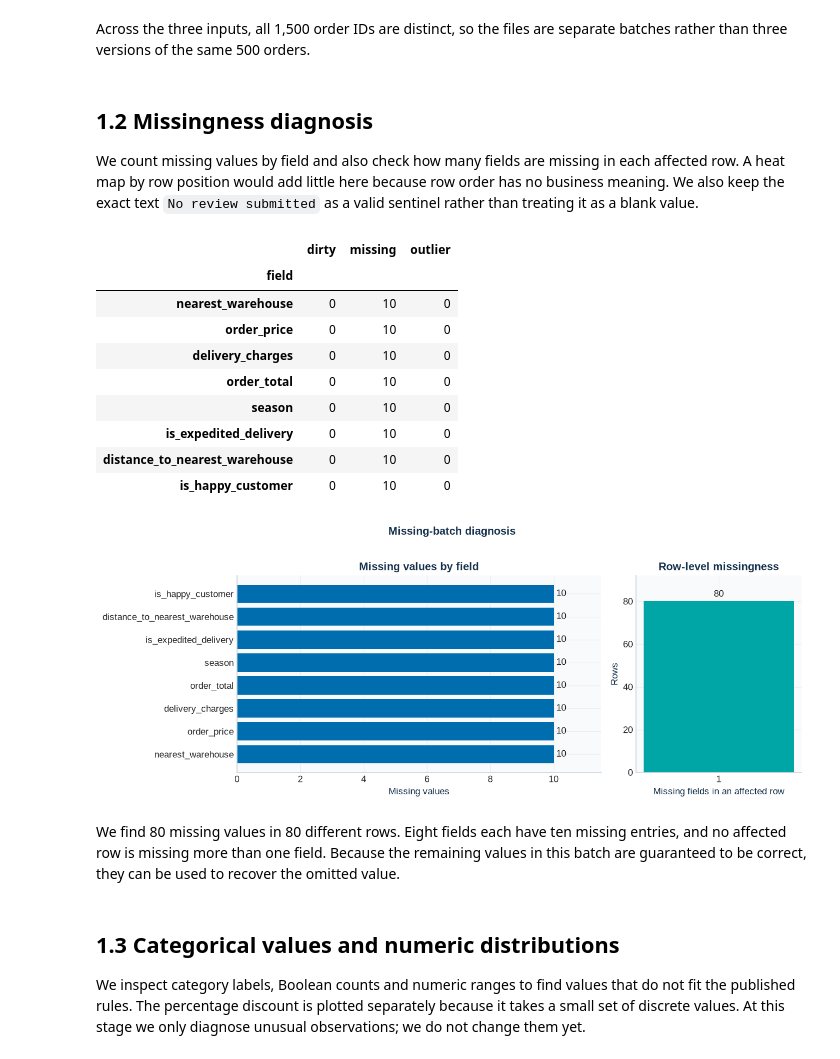
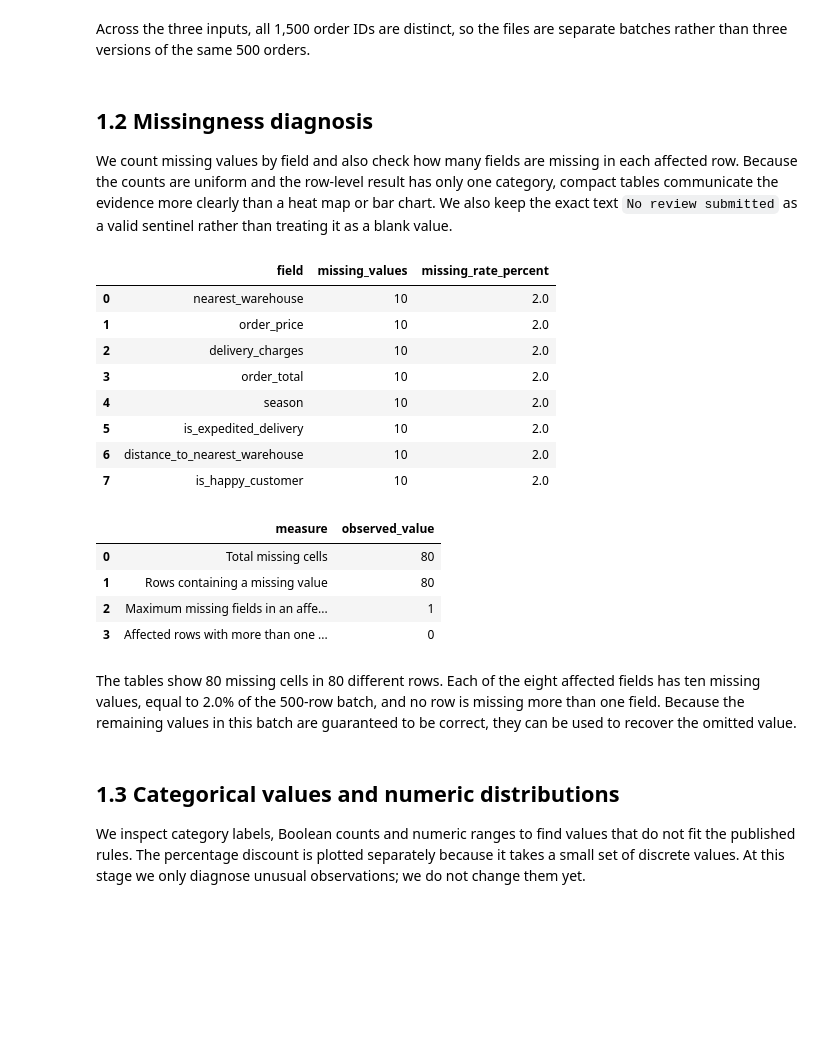
Before and after one commit to ZGHL/FIT5196-A2, a Jupyter notebook: notebooks/Group030_solution.ipynb, the cells around one changed output. Cells and saved outputs as stored; diff of their text form; code cells hidden in the pictures; blank space fills up the shorter version.

```diff
--- a/notebooks/Group030_solution.ipynb
+++ b/notebooks/Group030_solution.ipynb
@@ -346,46 +346,62 @@ Across the three inputs, all 1,500 order IDs are distinct, so the files are sepa
 # %% [markdown]
 ## 1.2 Missingness diagnosis
 
-We count missing values by field and also check how many fields are missing in each affected row. A heat map by row position would add little here because row order has no business meaning. We also keep the exact text `No review submitted` as a valid sentinel rather than treating it as a blank value.
+We count missing values by field and also check how many fields are missing in each affected row. Because the counts are uniform and the row-level result has only one category, compact tables communicate the evidence more clearly than a heat map or bar chart. We also keep the exact text `No review submitted` as a valid sentinel rather than treating it as a blank value.
 # %%
-# Purpose: measure and visualise missingness without assigning meaning to row order.
+# Purpose: summarise field-level and row-level missingness without implying row order.
 missingness = pd.DataFrame(
     {name: frame.isna().sum() for name, frame in raw_batches.items()}
 )
 missingness.index.name = "field"
 affected_missingness = missingness.loc[missingness.sum(axis=1) > 0]
-display(affected_missingness)
+
+missing_field_summary = (
+    affected_missingness[["missing"]]
+    .rename(columns={"missing": "missing_values"})
+    .reset_index()
+)
+missing_field_summary["missing_rate_percent"] = (
+    100 * missing_field_summary["missing_values"] / len(missing_raw)
+).round(1)
 
 missing_per_row = missing_raw.isna().sum(axis=1)
-affected_row_counts = missing_per_row.loc[missing_per_row > 0].value_counts().sort_index()
+affected_rows = missing_per_row.loc[missing_per_row > 0]
+row_missingness_summary = pd.DataFrame(
+    {
+        "measure": [
+            "Total missing cells",
+            "Rows containing a missing value",
+            "Maximum missing fields in an affected row",
+            "Affected rows with more than one missing field",
+        ],
+        "observed_value": [
+            int(missing_raw.isna().sum().sum()),
+            int(len(affected_rows)),
+            int(affected_rows.max()),
+            int((affected_rows > 1).sum()),
+        ],
+    }
+)
 
-fig, axes = plt.subplots(1, 2, figsize=(11, 4.2), gridspec_kw={"width_ratios": [2.2, 1]})
-field_counts = affected_missingness["missing"].sort_values()
-axes[0].barh(field_counts.index, field_counts.values, color=MONASH_BLUE)
-axes[0].bar_label(axes[0].containers[0], padding=3)
-axes[0].set(xlabel="Missing values", title="Missing values by field", xlim=(0, 11.5))
-
-axes[1].bar(affected_row_counts.index.astype(str), affected_row_counts.values, color=TEAL)
-axes[1].bar_label(axes[1].containers[0], padding=3)
-axes[1].set(xlabel="Missing fields in an affected row", ylabel="Rows",
-            title="Row-level missingness", ylim=(0, affected_row_counts.max() * 1.15))
-fig.suptitle("Missing-batch diagnosis", color=NAVY, fontweight="bold", y=1.02)
-plt.tight_layout()
-plt.show()
+display(missing_field_summary)
+display(row_missingness_summary)
 # %% [output]
-|  | dirty | missing | outlier |
-| field |  |  |  |
-| nearest_warehouse | 0 | 10 | 0 |
-| order_price | 0 | 10 | 0 |
-| delivery_charges | 0 | 10 | 0 |
-| order_total | 0 | 10 | 0 |
-| season | 0 | 10 | 0 |
-| is_expedited_delivery | 0 | 10 | 0 |
-| distance_to_nearest_warehouse | 0 | 10 | 0 |
-| is_happy_customer | 0 | 10 | 0 |
+|  | field | missing_values | missing_rate_percent |
+| 0 | nearest_warehouse | 10 | 2.0 |
+| 1 | order_price | 10 | 2.0 |
+| 2 | delivery_charges | 10 | 2.0 |
+| 3 | order_total | 10 | 2.0 |
+| 4 | season | 10 | 2.0 |
+| 5 | is_expedited_delivery | 10 | 2.0 |
+| 6 | distance_to_nearest_warehouse | 10 | 2.0 |
+| 7 | is_happy_customer | 10 | 2.0 |
-[figure, removed]
+|  | measure | observed_value |
+| 0 | Total missing cells | 80 |
+| 1 | Rows containing a missing value | 80 |
+| 2 | Maximum missing fields in an affe... | 1 |
+| 3 | Affected rows with more than one ... | 0 |
 # %% [markdown]
-We find 80 missing values in 80 different rows. Eight fields each have ten missing entries, and no affected row is missing more than one field. Because the remaining values in this batch are guaranteed to be correct, they can be used to recover the omitted value.
+The tables show 80 missing cells in 80 different rows. Each of the eight affected fields has ten missing values, equal to 2.0% of the 500-row batch, and no row is missing more than one field. Because the remaining values in this batch are guaranteed to be correct, they can be used to recover the omitted value.
 # %% [markdown]
 ## 1.3 Categorical values and numeric distributions
 
```
Also changed, not shown: parts of 2 cells of this notebook.
